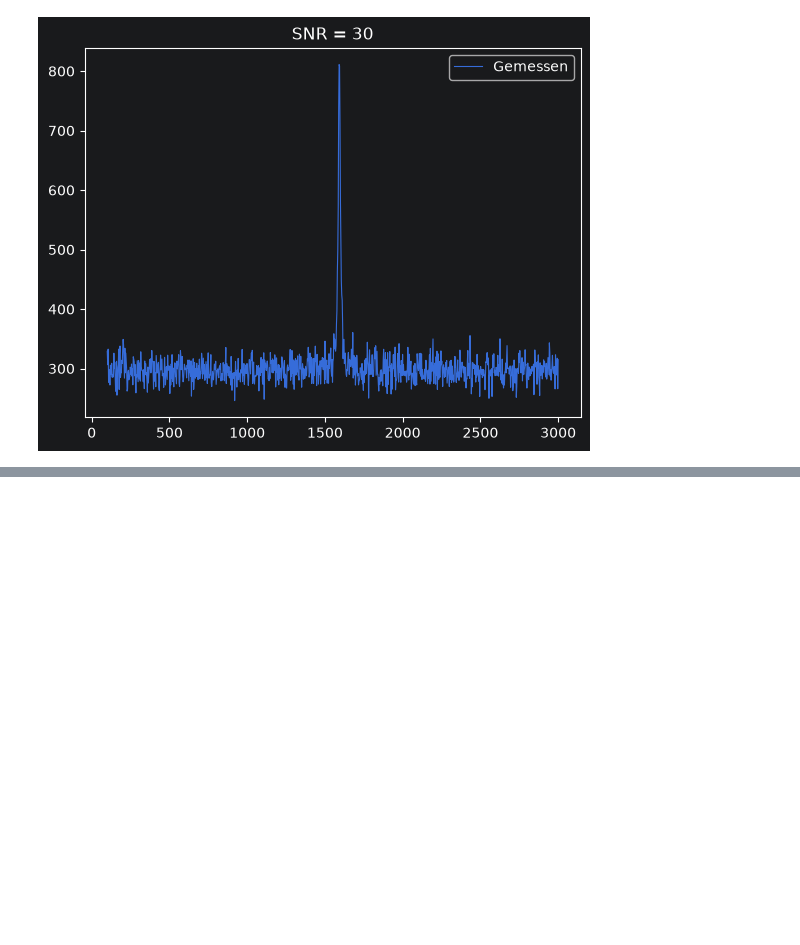
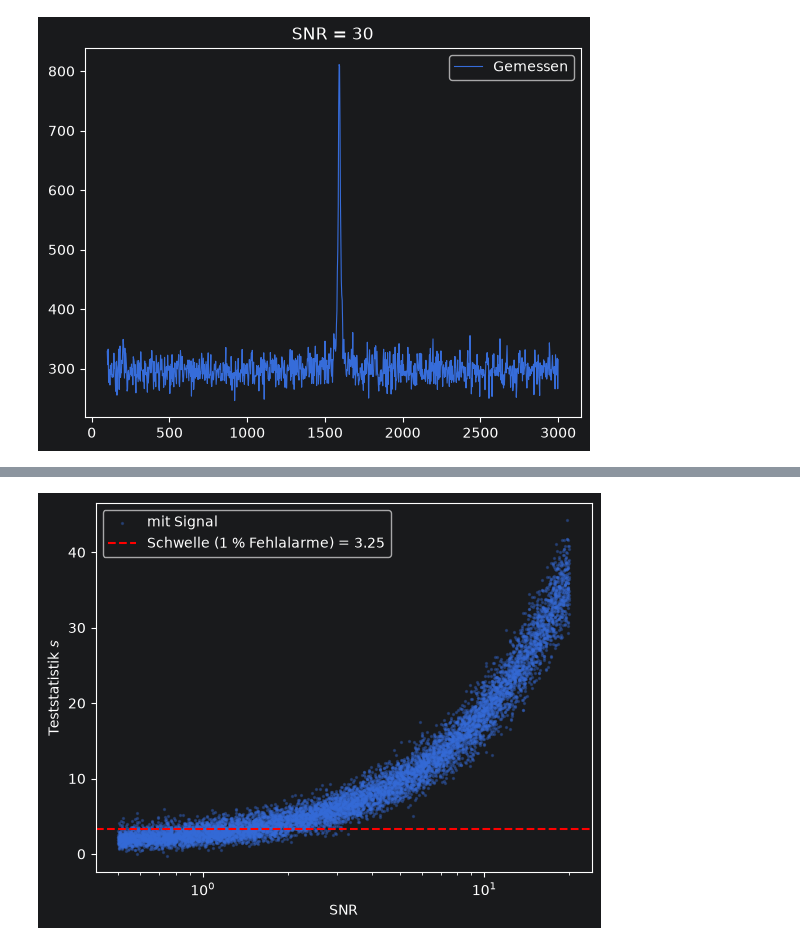
Before and after one commit to C0MaE/raman-detection-limits, a Jupyter notebook: notebooks/plot_lorentz.ipynb, the cells around one changed output, grey strips where cells are left out. Cells and saved outputs as stored; diff of their text form; code cells hidden in the pictures; blank space fills up the shorter version.

```diff
--- a/notebooks/plot_lorentz.ipynb
+++ b/notebooks/plot_lorentz.ipynb
@@ -73,0 +117,12 @@ for snr in [3, 4, 6, 10, 30]:
+# %%
+thr = np.quantile(s[y == 0], 0.99)
+
+plt.scatter(snr[y == 1], s[y == 1], s=2, alpha=0.3, label="mit Signal")
+plt.axhline(thr, color="red", ls="--", label=f"Schwelle (1 % Fehlalarme) = {thr:.2f}")
+plt.xscale("log")
+plt.xlabel("SNR")
+plt.ylabel("Teststatistik $s$")
+plt.legend()
+plt.show()
+# %% [output]
+[figure, added]
```
Also changed, not shown: parts of 5 cells of this notebook, 7 other files.
